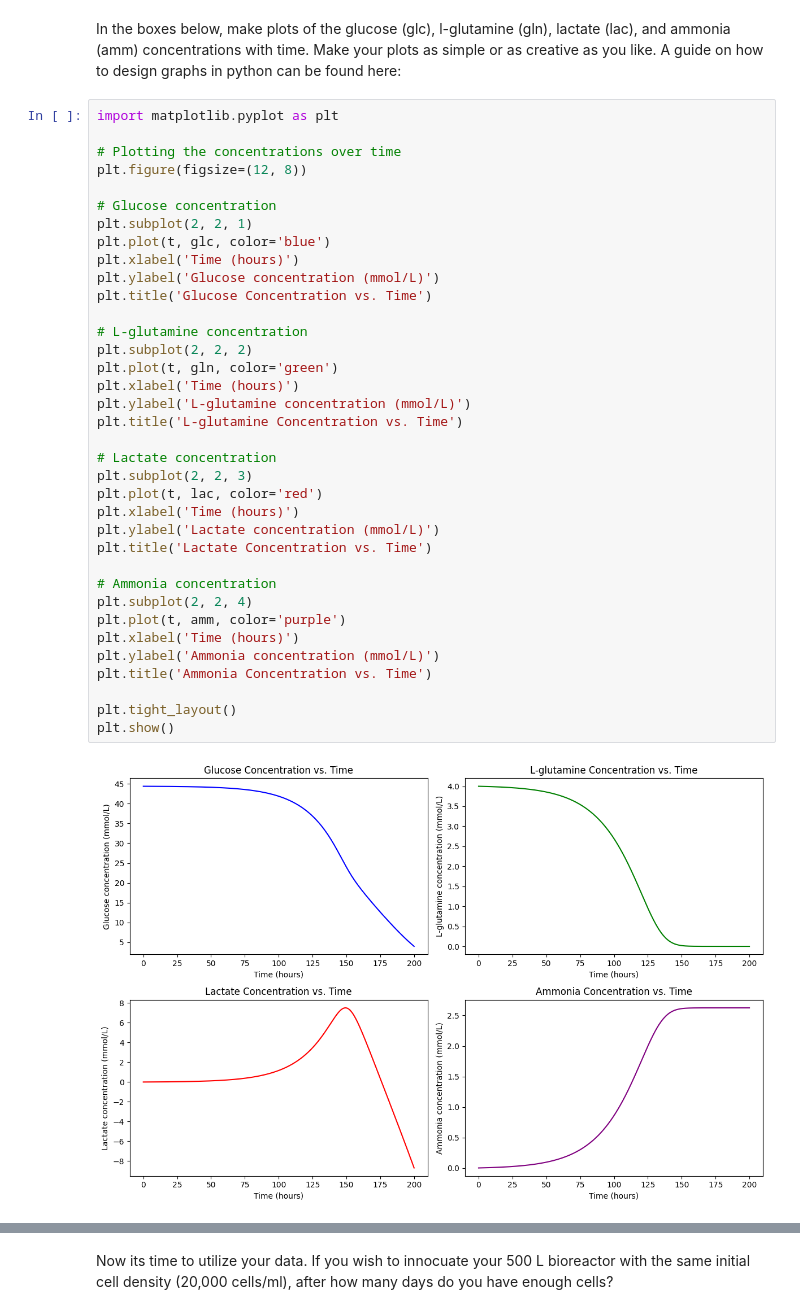
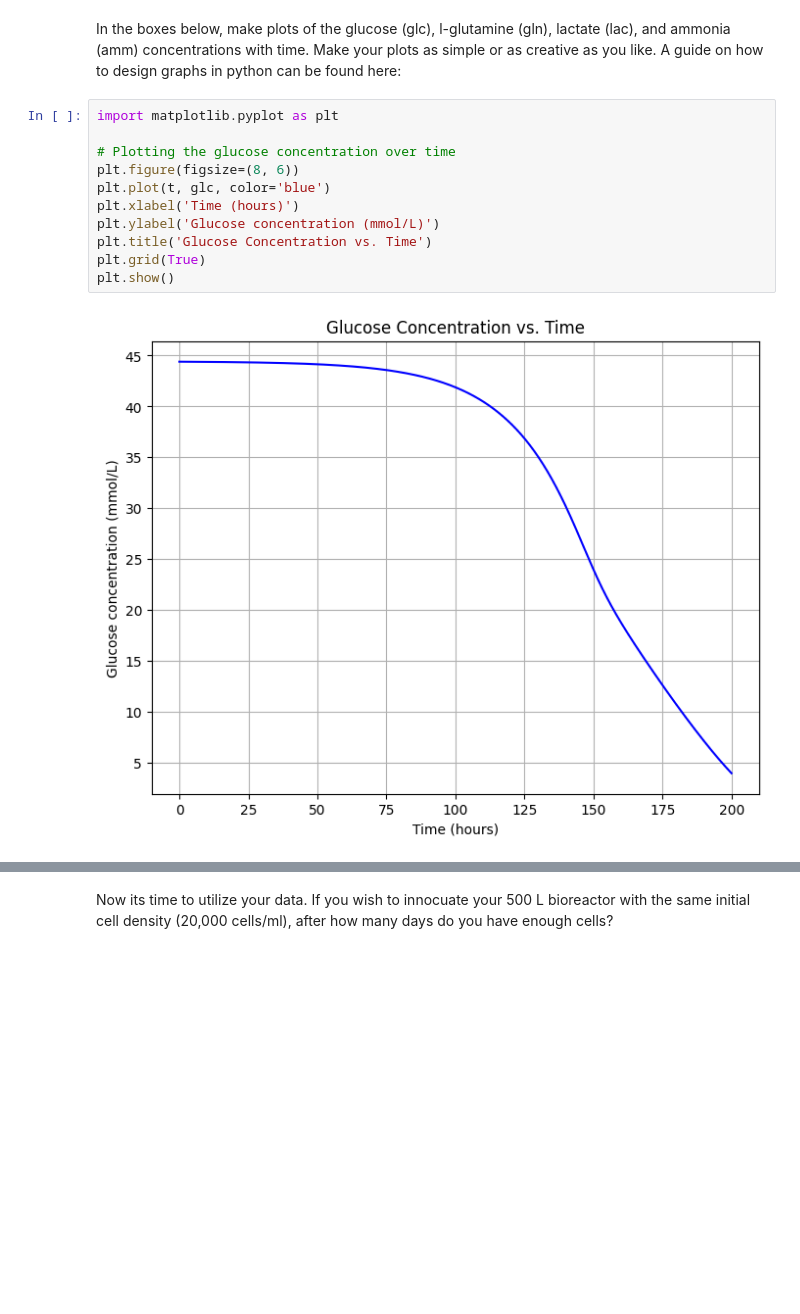
Before and after one commit to arih0325/BMEN-322-due-today, a Jupyter notebook: BMEN 322 lab 2 - Bioreactor Kinetics.ipynb, the cells around one changed output, grey strips where cells are left out. Drawn from its saved outputs; the diff is of its cells as text; blank space fills up the shorter version.

Commit message:
Ire- graphs

```diff
--- a/BMEN 322 lab 2 - Bioreactor Kinetics.ipynb
+++ b/BMEN 322 lab 2 - Bioreactor Kinetics.ipynb
@@ -169,41 +169,16 @@ growth_rate = np.log(Xv / Xv_0) / t
 doubling_time = np.log(2) / growth_rate
 # %% [markdown]
 In the boxes below, make plots of the glucose (glc), l-glutamine (gln), lactate (lac), and ammonia (amm) concentrations with time. Make your plots as simple or as creative as you like. A guide on how to design graphs in python can be found here:
-# %%
-import matplotlib.pyplot as plt
-
-# Plotting the concentrations over time
-plt.figure(figsize=(12, 8))
-
-# Glucose concentration
-plt.subplot(2, 2, 1)
-plt.plot(t, glc, color='blue')
-plt.xlabel('Time (hours)')
-plt.ylabel('Glucose concentration (mmol/L)')
-plt.title('Glucose Concentration vs. Time')
-
-# L-glutamine concentration
-plt.subplot(2, 2, 2)
-plt.plot(t, gln, color='green')
-plt.xlabel('Time (hours)')
-plt.ylabel('L-glutamine concentration (mmol/L)')
-plt.title('L-glutamine Concentration vs. Time')
-
-# Lactate concentration
-plt.subplot(2, 2, 3)
-plt.plot(t, lac, color='red')
-plt.xlabel('Time (hours)')
-plt.ylabel('Lactate concentration (mmol/L)')
-plt.title('Lactate Concentration vs. Time')
-
-# Ammonia concentration
-plt.subplot(2, 2, 4)
-plt.plot(t, amm, color='purple')
-plt.xlabel('Time (hours)')
-plt.ylabel('Ammonia concentration (mmol/L)')
-plt.title('Ammonia Concentration vs. Time')
-
-plt.tight_layout()
-plt.show()
-# %% [output]
-[figure, removed]
+# %%
+import matplotlib.pyplot as plt
+
+# Plotting the glucose concentration over time
+plt.figure(figsize=(8, 6))
+plt.plot(t, glc, color='blue')
+plt.xlabel('Time (hours)')
+plt.ylabel('Glucose concentration (mmol/L)')
+plt.title('Glucose Concentration vs. Time')
+plt.grid(True)
+plt.show()
+# %% [output]
+[figure, added]
```
Also changed, not shown: parts of 3 cells of this notebook.
